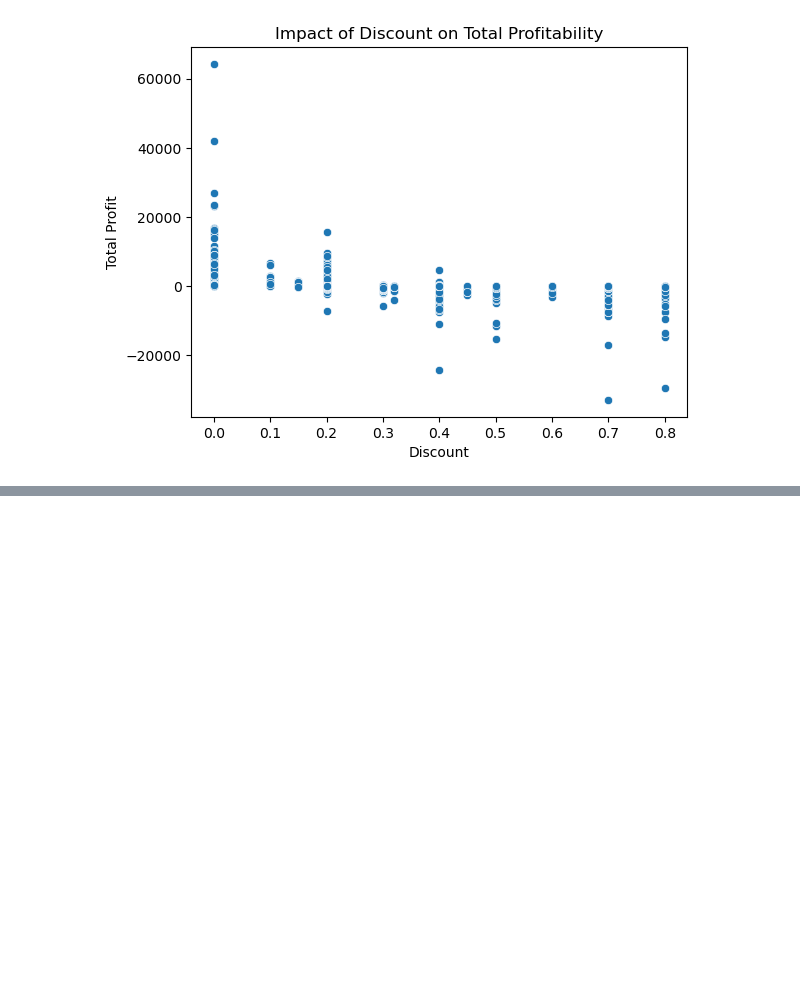
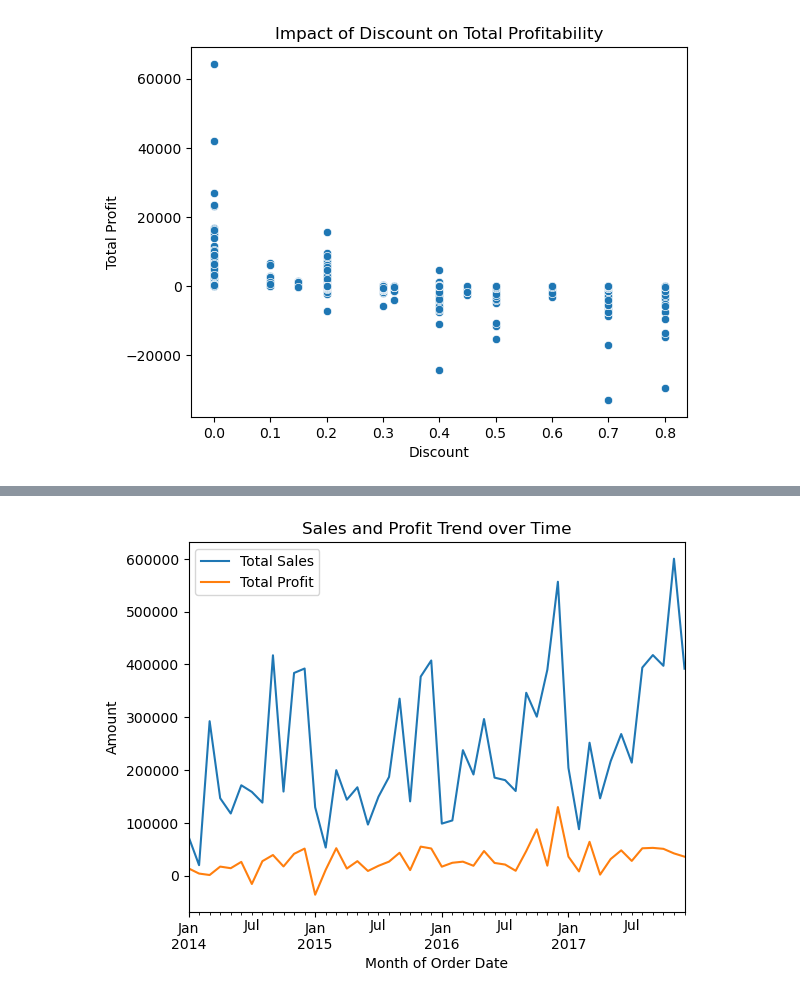
Before and after one commit to Shyam1327/SuperStore_Sales, a Jupyter notebook: SuperStore_Sales.ipynb, the cells around one changed output, grey strips where cells are left out. Cells and saved outputs as stored; diff of their text form; code cells hidden in the pictures; blank space fills up the shorter version.

```diff
--- a/SuperStore_Sales.ipynb
+++ b/SuperStore_Sales.ipynb
@@ -1327,0 +1335,16 @@ plt.show()
+# %%
+#Temporal Analysis
+
+time_trend=(
+    df.set_index('Order Date')
+    .resample('MS')[['Total Sales','Total Profit']]
+    .sum()
+)
+
+time_trend.plot()
+plt.title('Sales and Profit Trend over Time')
+plt.xlabel('Month of Order Date')
+plt.ylabel('Amount')
+plt.show()
+# %% [output]
+[figure, added]
```
Also changed, not shown: parts of 7 cells of this notebook.
